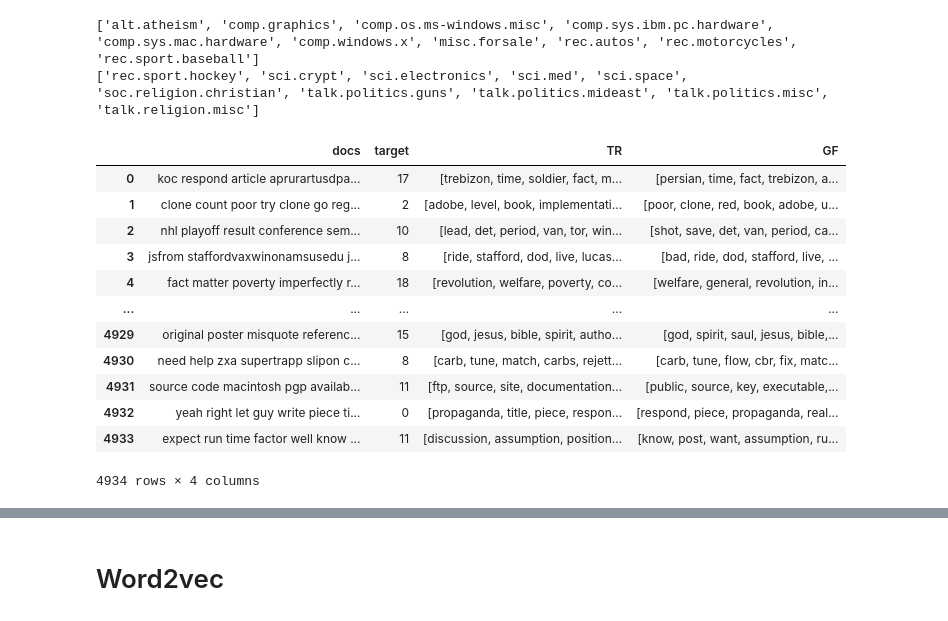
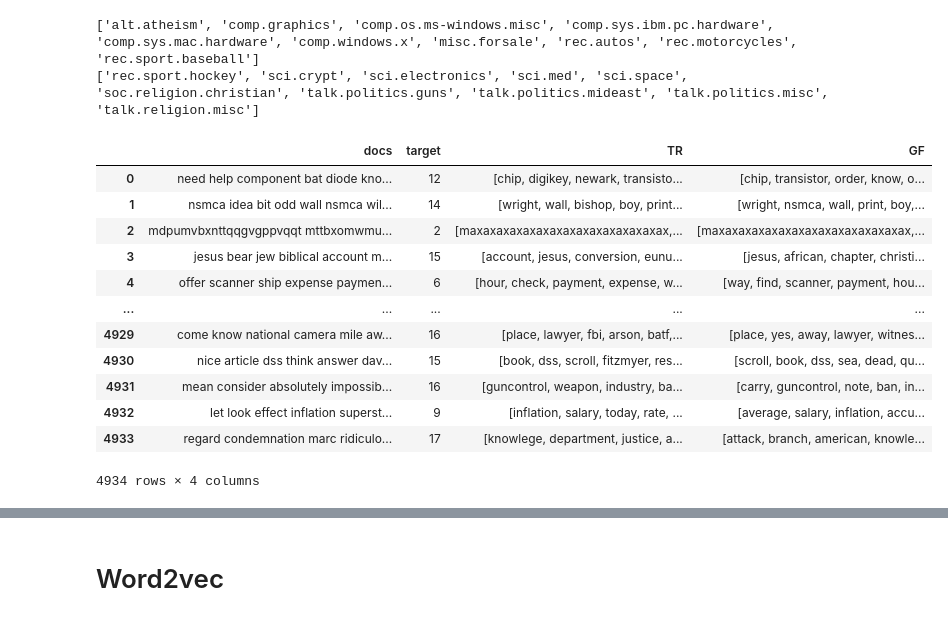
Before and after one commit to jhermosillo/keyword_extraction, a Jupyter notebook: API_TextRank_GFractal.ipynb, the cells around one changed output, grey strips where cells are left out. Saved outputs shown, nothing was run; the diff lists cells and outputs as text; code cells hidden in the pictures.

```diff
--- a/API_TextRank_GFractal.ipynb
+++ b/API_TextRank_GFractal.ipynb
@@ -69,7 +33,3 @@ from spacy.lang.en.stop_words import STOP_WORDS
 
 nlp = spacy.load('en_core_web_sm')
 #nlp = spacy.load('es_core_news_sm')
-# %%
-doc = nlp("Apples and oranges are similar. Boots and hippos aren't.")
-doc_l= ' '.join([token.lemma_ for token in doc])
-print(doc_l)
@@ -492,21 +473,21 @@ def process_20NG(categories,n=20,th=5,remove_STW=True,lemmatize=False):
     # newsgroups_data.to_csv('newsgroups_train_data.csv')
     return newsgroups_data
 # %%
-newsgroups_train_data = process_20NG(categories,remove_STW=True,lemmatize=True)
+newsgroups_train_data = process_20NG(categories,n=100,remove_STW=True,lemmatize=True)
 newsgroups_train_data
 # %% [output]
 |  | docs | target | TR | GF |
-| 0 | koc respond article aprurartusdpa... | 17 | [trebizon, time, soldier, fact, m... | [persian, time, fact, trebizon, a... |
-| 1 | clone count poor try clone go reg... | 2 | [adobe, level, book, implementati... | [poor, clone, red, book, adobe, u... |
-| 2 | nhl playoff result conference sem... | 10 | [lead, det, period, van, tor, win... | [shot, save, det, van, period, ca... |
-| 3 | jsfrom staffordvaxwinonamsusedu j... | 8 | [ride, stafford, dod, live, lucas... | [bad, ride, dod, stafford, live, ... |
-| 4 | fact matter poverty imperfectly r... | 18 | [revolution, welfare, poverty, co... | [welfare, general, revolution, in... |
+| 0 | need help component bat diode kno... | 12 | [chip, digikey, newark, transisto... | [chip, transistor, order, know, o... |
+| 1 | nsmca idea bit odd wall nsmca wil... | 14 | [wright, wall, bishop, boy, print... | [wright, nsmca, wall, print, boy,... |
+| 2 | mdpumvbxnttqqgvgppvqqt mttbxomwmu... | 2 | [maxaxaxaxaxaxaxaxaxaxaxaxaxaxax,... | [maxaxaxaxaxaxaxaxaxaxaxaxaxaxax,... |
+| 3 | jesus bear jew biblical account m... | 15 | [account, jesus, conversion, eunu... | [jesus, african, chapter, christi... |
+| 4 | offer scanner ship expense paymen... | 6 | [hour, check, payment, expense, w... | [way, find, scanner, payment, hou... |
 | ... | ... | ... | ... | ... |
-| 4929 | original poster misquote referenc... | 15 | [god, jesus, bible, spirit, autho... | [god, spirit, saul, jesus, bible,... |
-| 4930 | need help zxa supertrapp slipon c... | 8 | [carb, tune, match, carbs, rejett... | [carb, tune, flow, cbr, fix, matc... |
-| 4931 | source code macintosh pgp availab... | 11 | [ftp, source, site, documentation... | [public, source, key, executable,... |
-| 4932 | yeah right let guy write piece ti... | 0 | [propaganda, title, piece, respon... | [respond, piece, propaganda, real... |
-| 4933 | expect run time factor well know ... | 11 | [discussion, assumption, position... | [know, post, want, assumption, ru... |
+| 4929 | come know national camera mile aw... | 16 | [place, lawyer, fbi, arson, batf,... | [place, yes, away, lawyer, witnes... |
+| 4930 | nice article dss think answer dav... | 15 | [book, dss, scroll, fitzmyer, res... | [scroll, book, dss, sea, dead, qu... |
+| 4931 | mean consider absolutely impossib... | 16 | [guncontrol, weapon, industry, ba... | [carry, guncontrol, note, ban, in... |
+| 4932 | let look effect inflation superst... | 9 | [inflation, salary, today, rate, ... | [average, salary, inflation, accu... |
+| 4933 | regard condemnation marc ridiculo... | 17 | [knowlege, department, justice, a... | [attack, branch, american, knowle... |
 4934 rows × 4 columns
 # %%
 print(np.unique(newsgroups_train_data.target))
```
Also changed, not shown: parts of 38 cells of this notebook, 14 other files.
